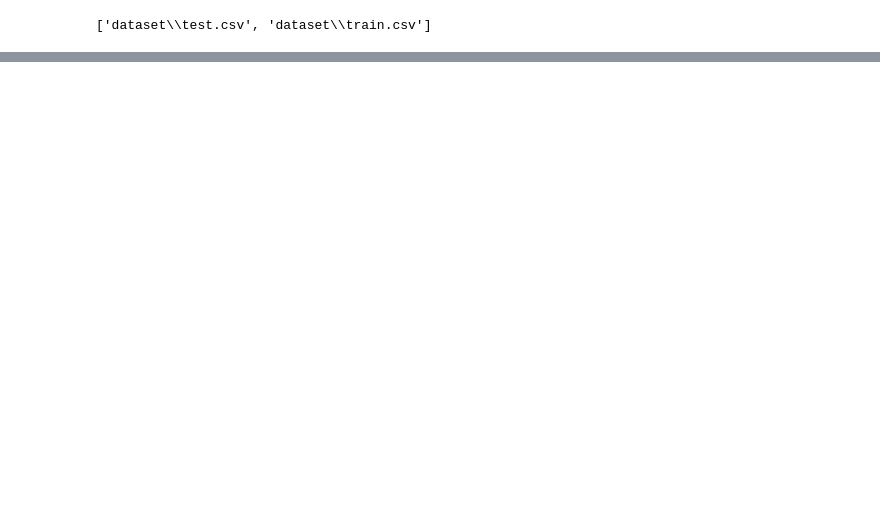
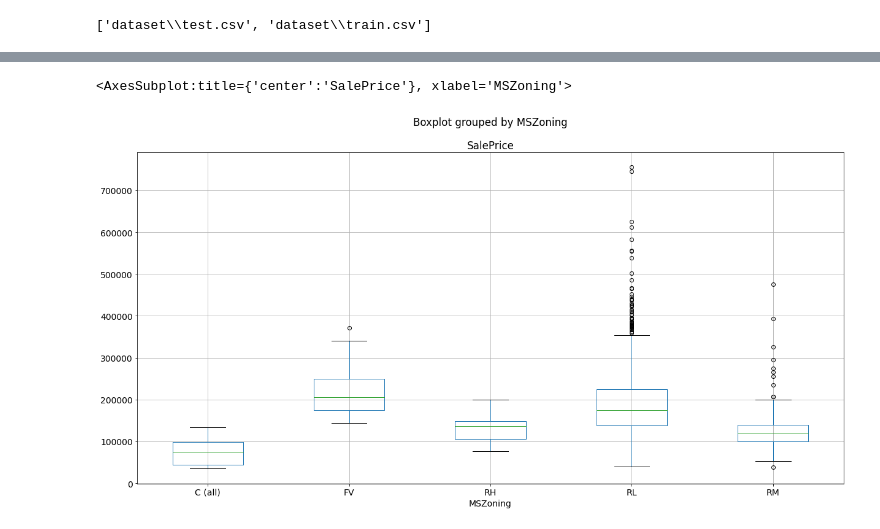
Before and after one commit to MrZH6/Pandas, a Jupyter notebook: Project.ipynb, the cells around one changed output, grey strips where cells are left out. Saved outputs shown, nothing was run; the diff lists cells and outputs as text; code cells hidden in the pictures; blank space fills up the shorter version.

```diff
--- a/Project.ipynb
+++ b/Project.ipynb
@@ -35,0 +152,9 @@ df
+# %%
+plt.rcParams['figure.figsize'] = 20, 10
+dic = {"size": 14}
+matplotlib.rc('font', **dic)
+
+df.boxplot(column=["SalePrice"], by="MSZoning")
+# %% [output]
+<AxesSubplot:title={'center':'SalePrice'}, xlabel='MSZoning'>
+[figure, added]
```
Also changed, not shown: parts of 20 cells of this notebook.
